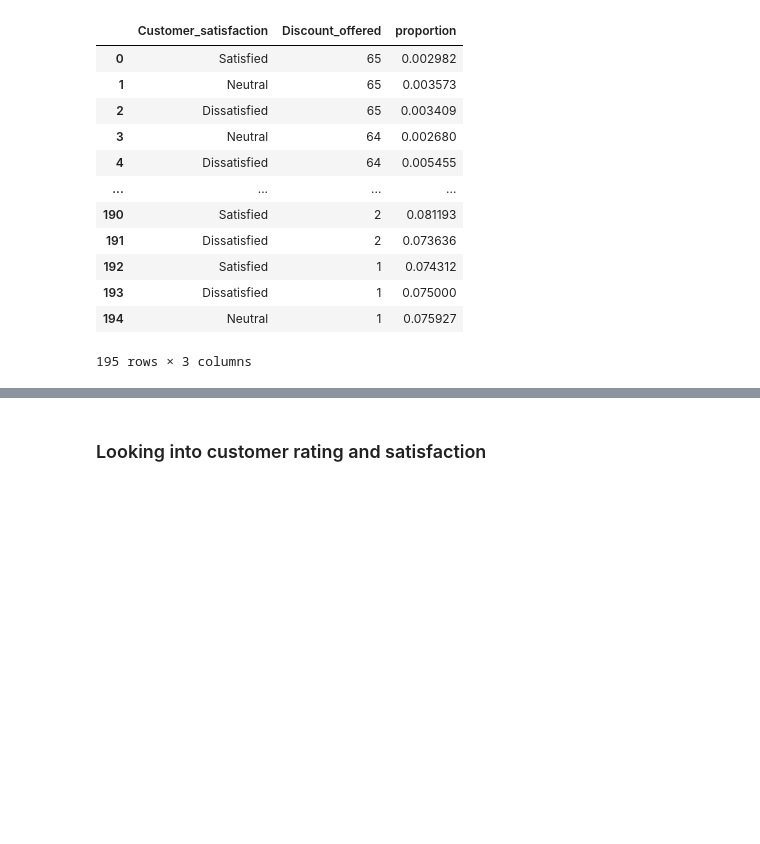
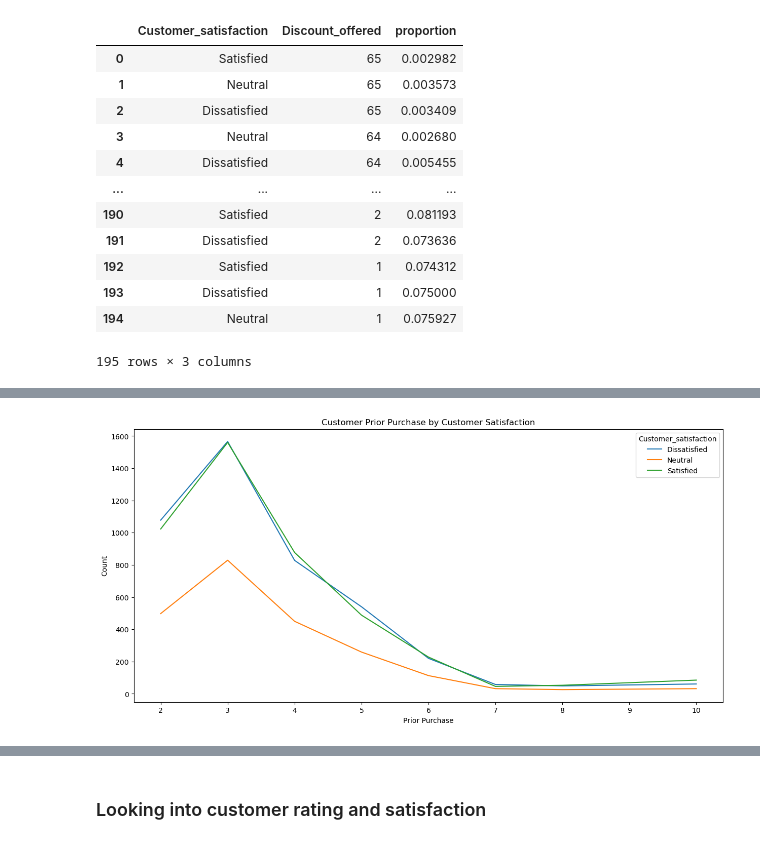
Before and after one commit to qemhal14/Online-Retail-Shipping-Capstone-Module-2-Purwadhika, a Jupyter notebook: capstone_2_data_analysis.ipynb, the cells around one changed output, grey strips where cells are left out. Saved outputs shown, nothing was run; the diff lists cells and outputs as text; code cells hidden in the pictures; blank space fills up the shorter version.

```diff
--- a/capstone_2_data_analysis.ipynb
+++ b/capstone_2_data_analysis.ipynb
@@ -1119,3 +1128,14 @@ df_proportions.sort_values(by="Discount_offered", ascending=False).reset_index(d
+# %%
+plt.figure(figsize=(15,7))
+df_pp = df.groupby(["Customer_satisfaction", "Prior_purchases"]).size().reset_index(name='count')
+sns.lineplot(data=df_pp, x="Prior_purchases", y="count", hue="Customer_satisfaction")
+
+plt.title("Customer Prior Purchase by Customer Satisfaction")
+plt.xlabel("Prior Purchase")
+plt.ylabel("Count")
+plt.show()
+# %% [output]
+[figure, added]
 # %% [markdown]
 Insights:
 1. **Regular customers** receive the best on-time delivery rate at 46%.
```
Also changed, not shown: parts of 5 cells of this notebook.
